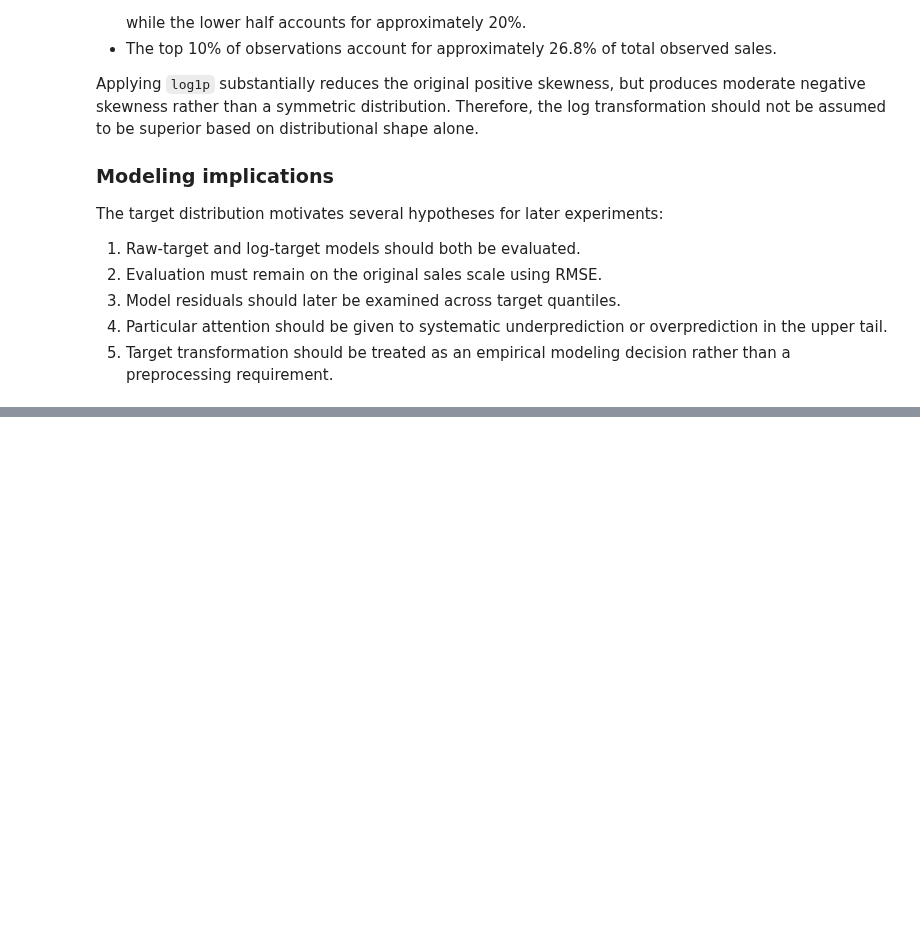
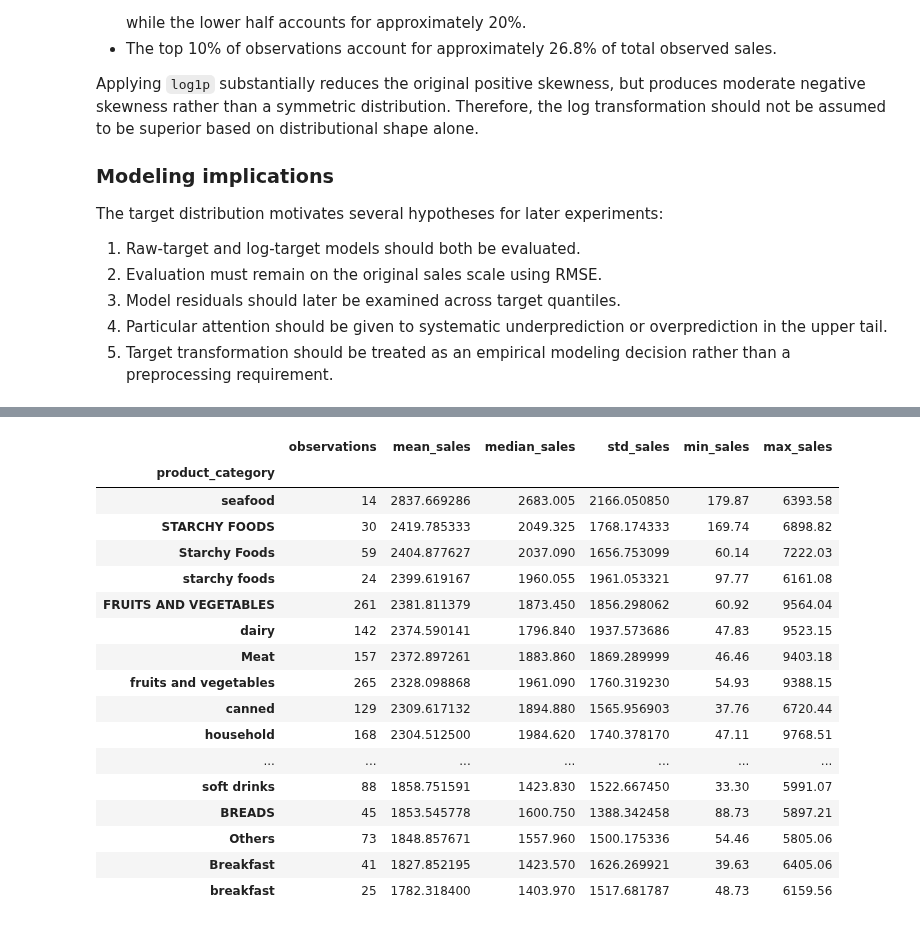
Before and after one commit to Successdada/DSN-26, a Jupyter notebook: Notebooks/data_audit.ipynb, the cells around one changed output, grey strips where cells are left out. Cells and saved outputs as stored; diff of their text form; code cells hidden in the pictures; blank space fills up the shorter version.

```diff
--- a/Notebooks/data_audit.ipynb
+++ b/Notebooks/data_audit.ipynb
@@ -812,0 +1260,37 @@ plt.show()
+# %%
+# Product category sales profile
+
+category_sales = (
+    train
+    .groupby("product_category")["total_sales"]
+    .agg(
+        observations="count",
+        mean_sales="mean",
+        median_sales="median",
+        std_sales="std",
+        min_sales="min",
+        max_sales="max"
+    )
+    .sort_values("mean_sales", ascending=False)
+)
+
+category_sales
+# %% [output]
+|  | observations | mean_sales | median_sales | std_sales | min_sales | max_sales |
+| product_category |  |  |  |  |  |  |
+| seafood | 14 | 2837.669286 | 2683.005 | 2166.050850 | 179.87 | 6393.58 |
+| STARCHY FOODS | 30 | 2419.785333 | 2049.325 | 1768.174333 | 169.74 | 6898.82 |
+| Starchy Foods | 59 | 2404.877627 | 2037.090 | 1656.753099 | 60.14 | 7222.03 |
+| starchy foods | 24 | 2399.619167 | 1960.055 | 1961.053321 | 97.77 | 6161.08 |
+| FRUITS AND VEGETABLES | 261 | 2381.811379 | 1873.450 | 1856.298062 | 60.92 | 9564.04 |
+| dairy | 142 | 2374.590141 | 1796.840 | 1937.573686 | 47.83 | 9523.15 |
+| Meat | 157 | 2372.897261 | 1883.860 | 1869.289999 | 46.46 | 9403.18 |
+| fruits and vegetables | 265 | 2328.098868 | 1961.090 | 1760.319230 | 54.93 | 9388.15 |
+| canned | 129 | 2309.617132 | 1894.880 | 1565.956903 | 37.76 | 6720.44 |
+| household | 168 | 2304.512500 | 1984.620 | 1740.378170 | 47.11 | 9768.51 |
+| ... | ... | ... | ... | ... | ... | ... |
+| soft drinks | 88 | 1858.751591 | 1423.830 | 1522.667450 | 33.30 | 5991.07 |
+| BREADS | 45 | 1853.545778 | 1600.750 | 1388.342458 | 88.73 | 5897.21 |
+| Others | 73 | 1848.857671 | 1557.960 | 1500.175336 | 54.46 | 5805.06 |
+| Breakfast | 41 | 1827.852195 | 1423.570 | 1626.269921 | 39.63 | 6405.06 |
+| breakfast | 25 | 1782.318400 | 1403.970 | 1517.681787 | 48.73 | 6159.56 |
```
Also changed, not shown: parts of 65 cells of this notebook.
